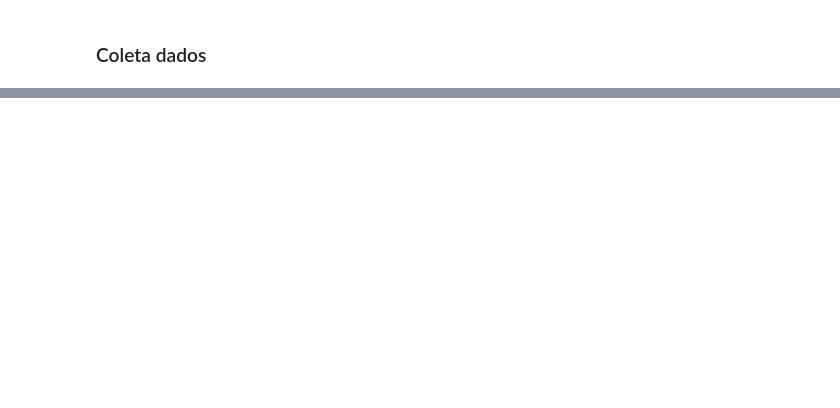
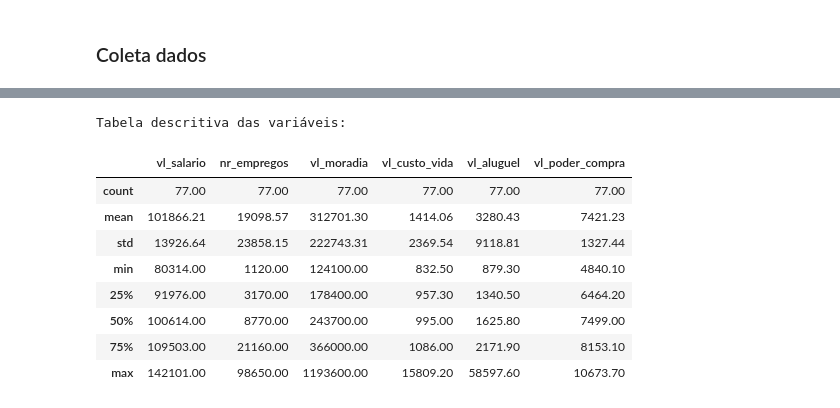
Before and after one commit to maria2122/Regressao_Multipla_em_Python, a Jupyter notebook: static/dados/coleta.ipynb, the cells around one changed output, grey strips where cells are left out. Saved outputs shown, nothing was run; the diff lists cells and outputs as text; code cells hidden in the pictures; blank space fills up the shorter version.

```diff
--- a/static/dados/coleta.ipynb
+++ b/static/dados/coleta.ipynb
@@ -74,0 +157,14 @@ Sálario não ajustado,Número de empregos ,Valor da moradia ,Cidade ,Custo de v
+# %%
+print('Tabela descritiva das variáveis:')
+df_final.describe().round(2)
+# %% [output]
+Tabela descritiva das variáveis:
+|  | vl_salario | nr_empregos | vl_moradia | vl_custo_vida | vl_aluguel | vl_poder_compra |
+| count | 77.00 | 77.00 | 77.00 | 77.00 | 77.00 | 77.00 |
+| mean | 101866.21 | 19098.57 | 312701.30 | 1414.06 | 3280.43 | 7421.23 |
+| std | 13926.64 | 23858.15 | 222743.31 | 2369.54 | 9118.81 | 1327.44 |
+| min | 80314.00 | 1120.00 | 124100.00 | 832.50 | 879.30 | 4840.10 |
+| 25% | 91976.00 | 3170.00 | 178400.00 | 957.30 | 1340.50 | 6464.20 |
+| 50% | 100614.00 | 8770.00 | 243700.00 | 995.00 | 1625.80 | 7499.00 |
+| 75% | 109503.00 | 21160.00 | 366000.00 | 1086.00 | 2171.90 | 8153.10 |
+| max | 142101.00 | 98650.00 | 1193600.00 | 15809.20 | 58597.60 | 10673.70 |
```
Also changed, not shown: parts of 23 cells of this notebook, 4 other files.
